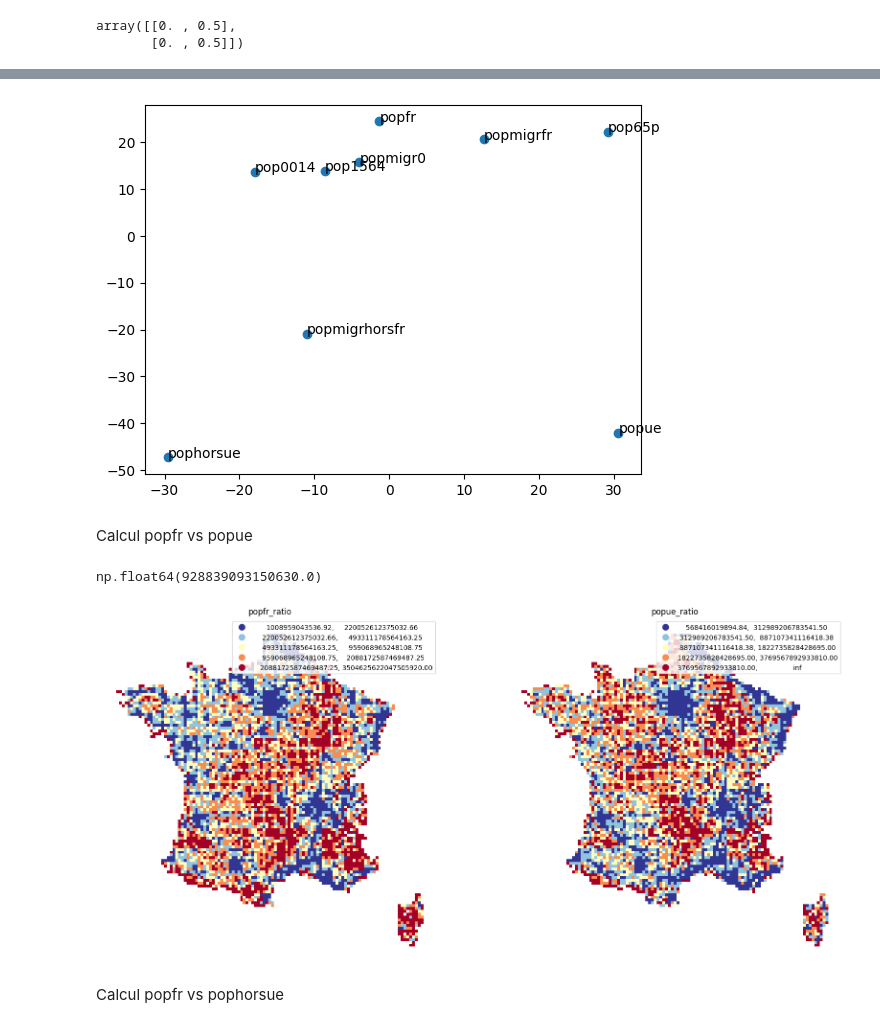
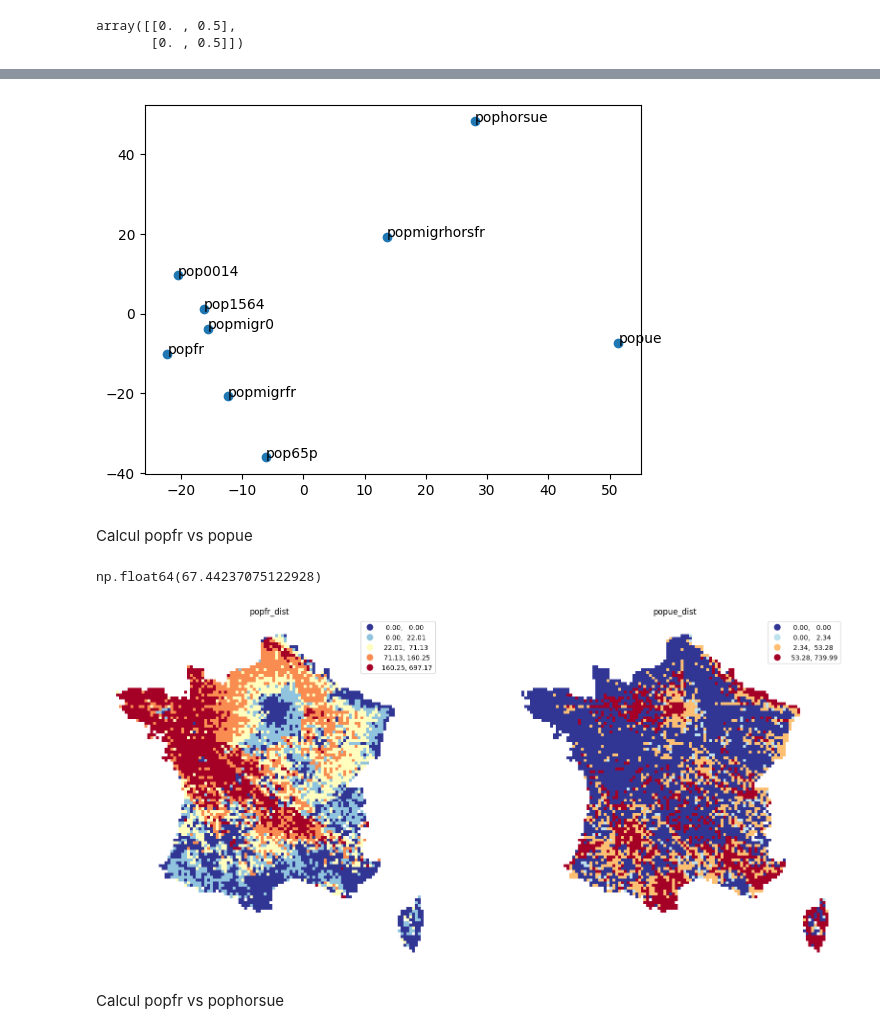
Before and after one commit to fsemecurbe/AOTMS, a Jupyter notebook: AOPTMSG.ipynb, the cells around one changed output, grey strips where cells are left out. Drawn from its saved outputs; the diff is of its cells as text; code cells hidden in the pictures.

```diff
--- a/AOPTMSG.ipynb
+++ b/AOPTMSG.ipynb
@@ -124,35 +132,36 @@ mds = MDS(  n_components=2, dissimilarity="precomputed", n_init=1000)
 X_2d = mds.fit_transform(dist2)
 # %%
+vars = ['popfr', 'popue', 'pophorsue', 'popmigr0', 'popmigrfr', 'popmigrhorsfr', 'pop0014', 'pop1564', 'pop65p']
 plt.scatter(X_2d[:,0], X_2d[:,1])
 for i, label in enumerate(vars):
     plt.text(X_2d[i,0], X_2d[i,1], str(label))
 # %% [output]
-[figure, old version]
+[figure, new version]
 # %% [markdown]
 Calcul popfr vs popue
 # %%
 T = ot.emd(df_agg.popfr.to_numpy() , df_agg.popue.to_numpy() , C**.5, numItermax=5000000)
 # %%
-df_agg['popfr_dist'] = np.sum(T * C**.5, axis=1) / df_agg.popfr / 1000
-df_agg['popfr_ratio'] = np.sum((C>0) * T,1) / df_agg.popfr * 100
-df_agg['popue_dist'] =   np.sum(T * C**.5, axis=0) / df_agg.popue / 1000
-df_agg['popue_ratio'] = np.sum((C>0) * T,0) / df_agg.popue * 100
+df_agg['popfr_dist'] = np.sum(T * C**.5, axis=1) / df_agg.popfr    / 1000
+df_agg['popfr_ratio'] = np.sum((C>0) * T,1) * 100
+df_agg['popue_dist'] =   np.sum(T * C**.5, axis=0) /df_agg.popue  / 1000
+df_agg['popue_ratio'] = np.sum((C>0) * T,0)  * 100
 #aa_nonpoor['dist_pure'] =   np.sum(T * C**.5, axis=1)
 np.sum(T * C**.5) / 1000
 # %% [output]
-np.float64(928839093150630.0)
+np.float64(67.44237075122928)
 # %%
 fig, axes = plt.subplots(1, 2, figsize=(20, 10))
 
-df_agg.plot('popfr_ratio', cmap='RdYlBu_r', scheme='quantiles', legend=True, figsize=(10,10), ax=axes[0])
-axes[0].set_title("popfr_ratio")
+df_agg.plot('popfr_dist', cmap='RdYlBu_r', scheme='quantiles', legend=True, figsize=(10,10), ax=axes[0])
+axes[0].set_title("popfr_dist")
 axes[0].set_axis_off()
 
-df_agg.plot('popue_ratio', cmap='RdYlBu_r', scheme='quantiles', legend=True, figsize=(10,10), ax=axes[1])
-axes[1].set_title("popue_ratio")
+df_agg.plot('popue_dist', cmap='RdYlBu_r', scheme='quantiles', legend=True, figsize=(10,10), ax=axes[1])
+axes[1].set_title("popue_dist")
 axes[1].set_axis_off()
 # %% [output]
-[figure, old version]
+[figure, new version]
 # %% [markdown]
 Calcul popfr vs pophorsue
 # %%
```
Also changed, not shown: parts of 18 cells of this notebook.
